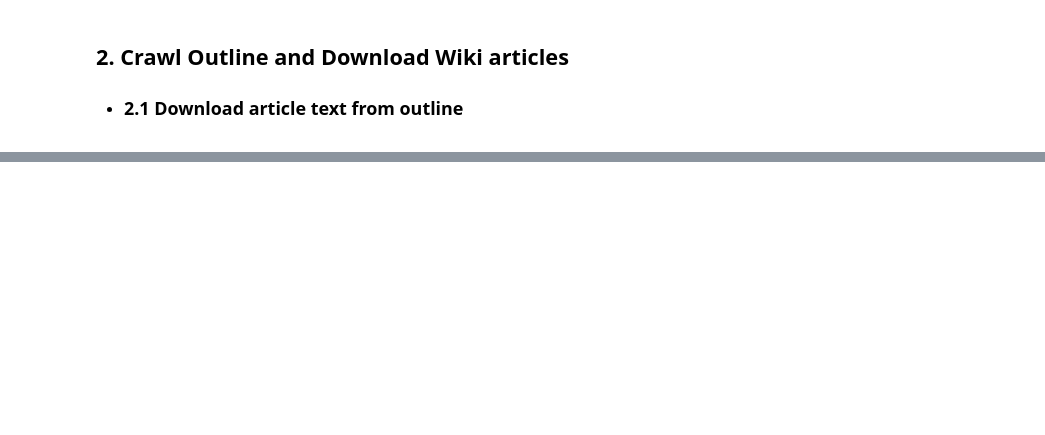
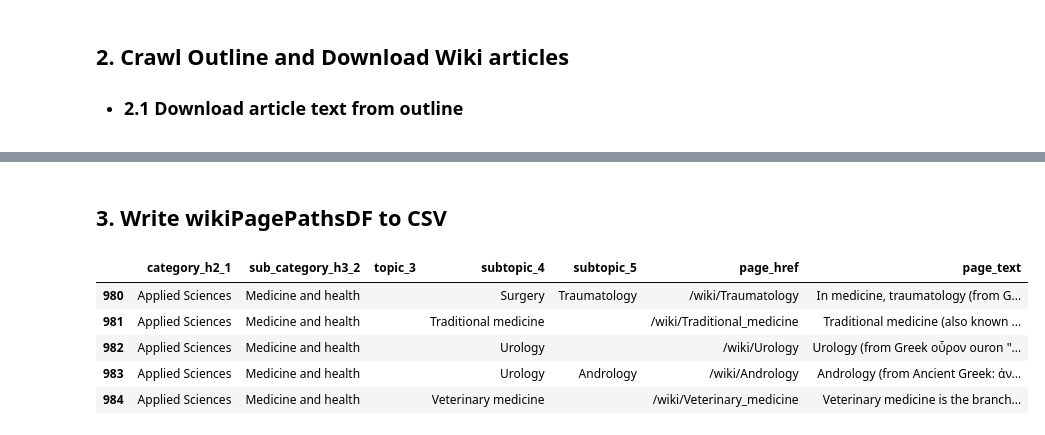
Before and after one commit to cesleem/CourseRec, a Jupyter notebook: notebook/etl/1.4 External Data Collection - wikipedia.ipynb, the cells around one changed output, grey strips where cells are left out. Cells and saved outputs as stored; diff of their text form; code cells hidden in the pictures; blank space fills up the shorter version.

Commit message:
Fixes for topic_3 and subtopic_4, data looks correct now

```diff
--- a/notebook/etl/1.4 External Data Collection - wikipedia.ipynb
+++ b/notebook/etl/1.4 External Data Collection - wikipedia.ipynb
@@ -142,17 +174,25 @@ wiki_wiki = wikipediaapi.Wikipedia(
             extract_format=wikipediaapi.ExtractFormat.WIKI
     )
 
+print('####Downloading Article Text ####')
+
 # For article in wikiPagePathDF
-for page in wikiPagePathDF.axis(1):
+for article in wikiPagePathsDF.itertuples():
+    print(article.page_href)
 
     #2.1.1 Request page
-#     url = "https://en.wikipedia.org/wiki/{page_href}".format(page_href=page.page_href)
-#     r = requests.get(url)
-#     soup = BeautifulSoup(r.content)
 
-    p_wiki = wiki_wiki.page(page_href)
-    print(p_wiki.text)
+    #unpack lists of pages
+    if isinstance(article.page_href, list):
+        text = ""
+        for page in article.page_href:
+            p_wiki = wiki_wiki.page(page.replace('/wiki/', ''))
+            text += p_wiki.text
+            print(p_wiki.text[0:100])
+    else:
+        p_wiki = wiki_wiki.page(article.page_href.replace('/wiki/', ''))
+        text = p_wiki.text
+        print(p_wiki.text[0:100])
 
-    #2.1.2 add to col in wikiPagePathDF
-    #TODO - keep everything??
-    wikiPagePathDF['article_bag_of_words'] = p_wiki.text
+    #2.1.2 add to col in wikiPagePathDF - keep everything, pre-process in eda stage
+    wikiPagePathsDF.loc[article.Index, 'page_text'] = text
@@ -158,0 +217,11 @@ for page in wikiPagePathDF.axis(1):
+# %% [markdown]
+## 3. Write wikiPagePathsDF to CSV
+# %%
+wikiPagePathsDF.tail()
+# %% [output]
+|  | category_h2_1 | sub_category_h3_2 | topic_3 | subtopic_4 | subtopic_5 | page_href | page_text |
+| 980 | Applied Sciences | Medicine and health |  | Surgery | Traumatology | /wiki/Traumatology | In medicine, traumatology (from G... |
+| 981 | Applied Sciences | Medicine and health |  | Traditional medicine |  | /wiki/Traditional_medicine | Traditional medicine (also known ... |
+| 982 | Applied Sciences | Medicine and health |  | Urology |  | /wiki/Urology | Urology (from Greek οὖρον ouron "... |
+| 983 | Applied Sciences | Medicine and health |  | Urology | Andrology | /wiki/Andrology | Andrology (from Ancient Greek: ἀν... |
+| 984 | Applied Sciences | Medicine and health |  | Veterinary medicine |  | /wiki/Veterinary_medicine | Veterinary medicine is the branch... |
```
Also changed, not shown: parts of 6 cells of this notebook.
